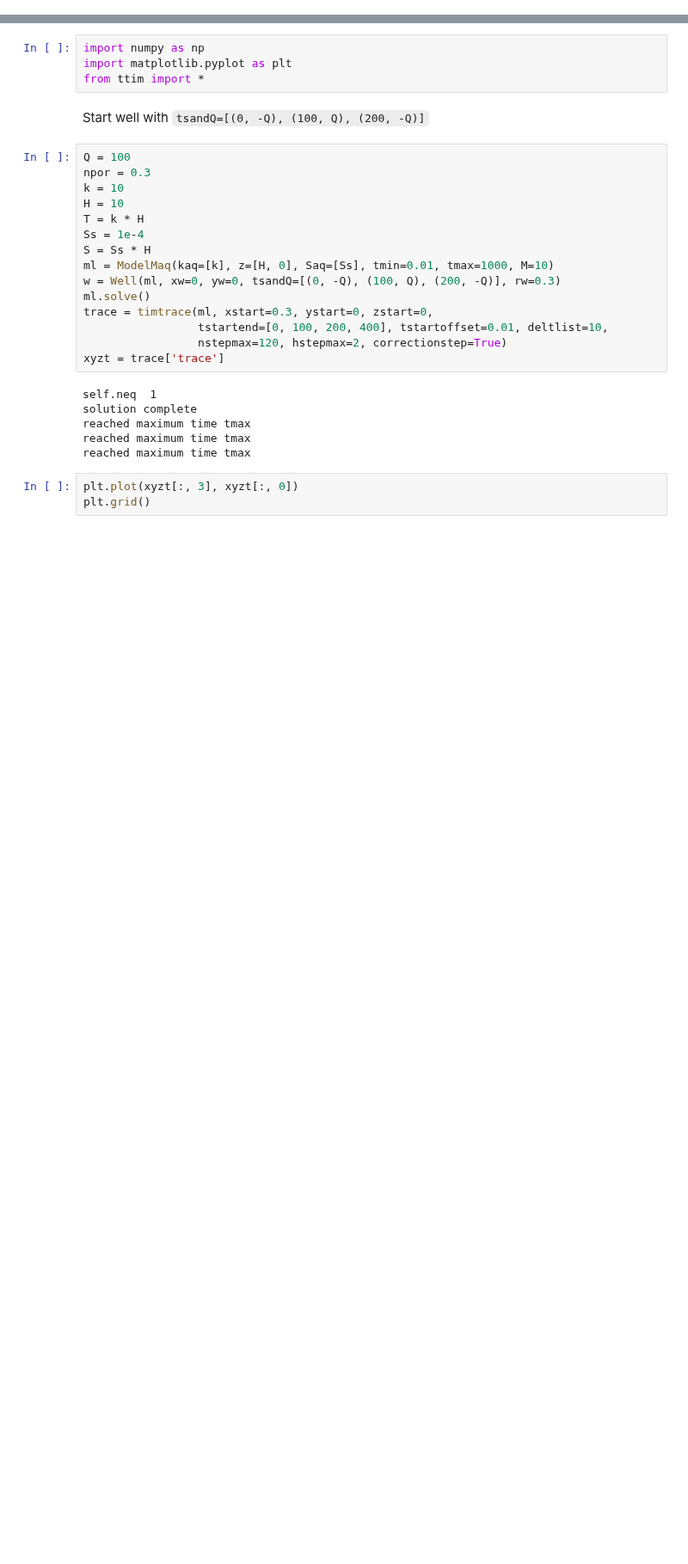
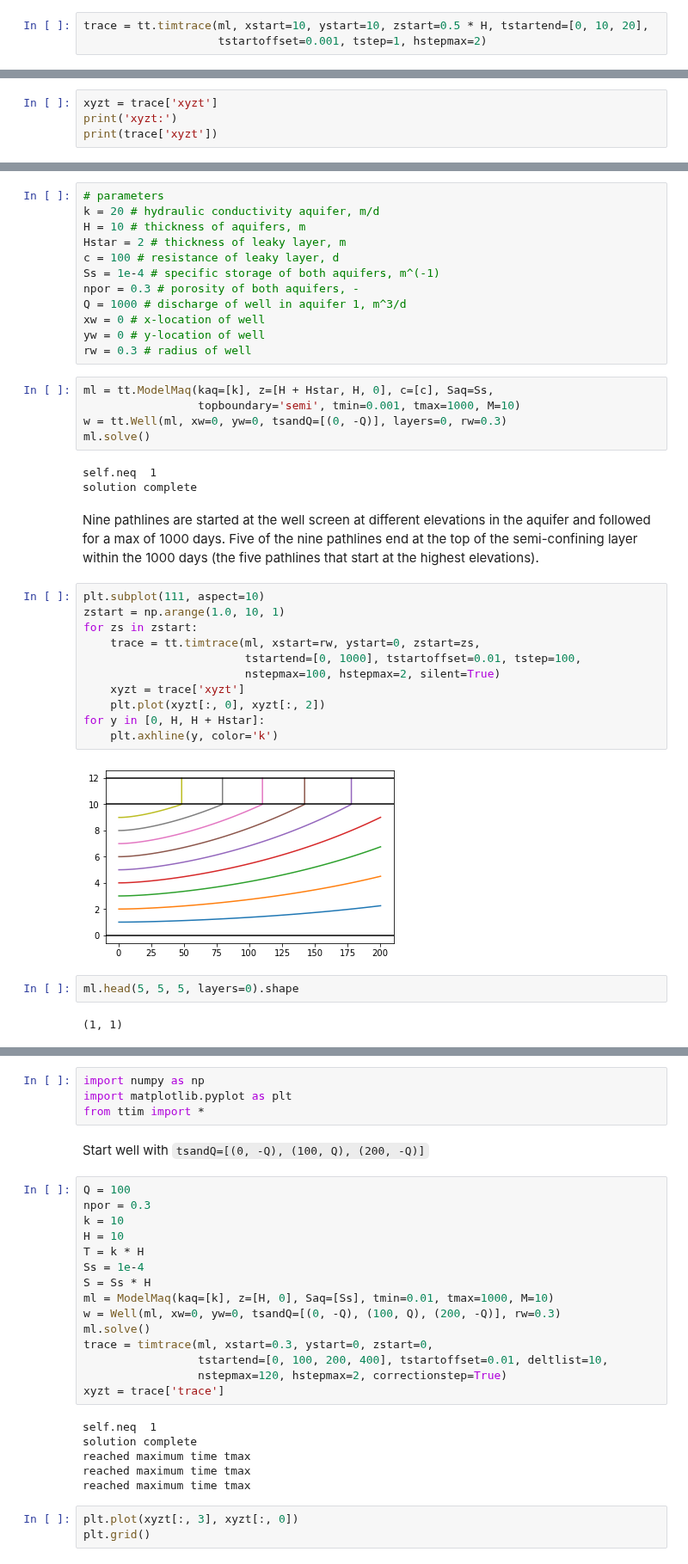
Before and after one commit to mbakker7/ttim, a Jupyter notebook: notebooks/pathline_trace.ipynb, the cells around one changed output, grey strips where cells are left out. Shown at 86% size. Cells and saved outputs as stored; diff of their text form; blank space fills up the shorter version.

```diff
--- a/notebooks/pathline_trace.ipynb
+++ b/notebooks/pathline_trace.ipynb
@@ -2,0 +250,3 @@
+# %%
+trace = tt.timtrace(ml, xstart=10, ystart=10, zstart=0.5 * H, tstartend=[0, 10, 20],
+                    tstartoffset=0.001, tstep=1, hstepmax=2)
@@ -2,0 +259,4 @@
+# %%
+xyzt = trace['xyzt']
+print('xyzt:')
+print(trace['xyzt'])
@@ -2,0 +284,39 @@
+# %%
+# parameters
+k = 20 # hydraulic conductivity aquifer, m/d
+H = 10 # thickness of aquifers, m
+Hstar = 2 # thickness of leaky layer, m
+c = 100 # resistance of leaky layer, d
+Ss = 1e-4 # specific storage of both aquifers, m^(-1)
+npor = 0.3 # porosity of both aquifers, -
+Q = 1000 # discharge of well in aquifer 1, m^3/d
+xw = 0 # x-location of well
+yw = 0 # y-location of well
+rw = 0.3 # radius of well
+# %%
+ml = tt.ModelMaq(kaq=[k], z=[H + Hstar, H, 0], c=[c], Saq=Ss,
+                 topboundary='semi', tmin=0.001, tmax=1000, M=10)
+w = tt.Well(ml, xw=0, yw=0, tsandQ=[(0, -Q)], layers=0, rw=0.3)
+ml.solve()
+# %% [output]
+self.neq  1
+solution complete
+# %% [markdown]
+Nine pathlines are started at the well screen at different elevations in the aquifer and followed for a max of 1000 days. Five of the nine pathlines end at the top of the semi-confining layer within the 1000 days (the five pathlines that start at the highest elevations).
+# %%
+plt.subplot(111, aspect=10)
+zstart = np.arange(1.0, 10, 1)
+for zs in zstart:
+    trace = tt.timtrace(ml, xstart=rw, ystart=0, zstart=zs,
+                        tstartend=[0, 1000], tstartoffset=0.01, tstep=100,
+                        nstepmax=100, hstepmax=2, silent=True)
+    xyzt = trace['xyzt']
+    plt.plot(xyzt[:, 0], xyzt[:, 2])
+for y in [0, H, H + Hstar]:
+    plt.axhline(y, color='k')
+# %% [output]
+[figure, added]
+# %%
+ml.head(5, 5, 5, layers=0).shape
+# %% [output]
+(1, 1)
```
Also changed, not shown: parts of 65 cells of this notebook.
